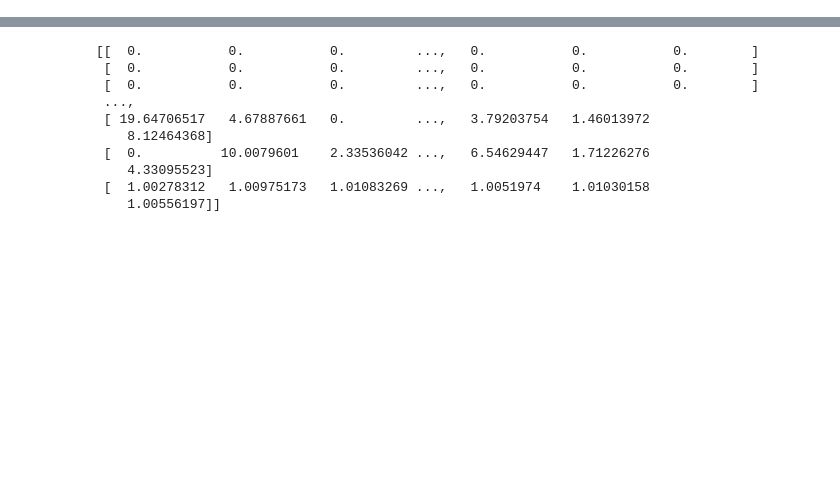
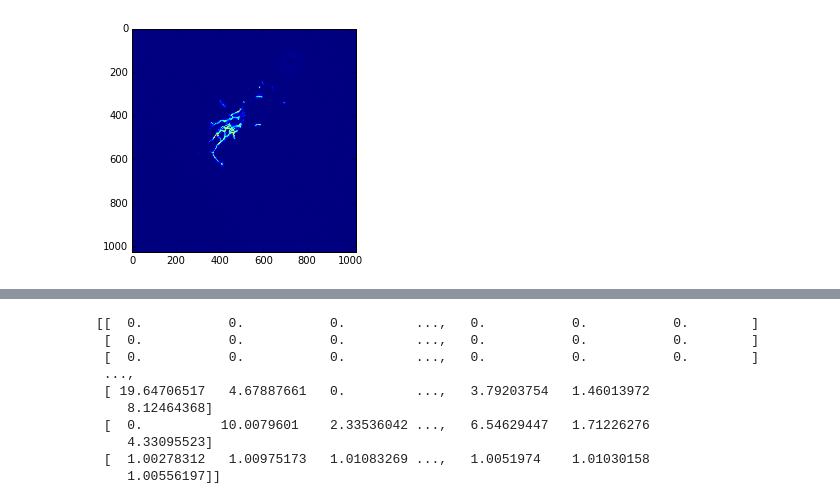
Before and after one commit to KasparP/PSI_simulations, a Jupyter notebook: Python/SolveF.ipynb, the cells around one changed output, grey strips where cells are left out. Cells and saved outputs as stored; diff of their text form; code cells hidden in the pictures; blank space fills up the shorter version.

Commit message:
Spark solver for F_init

```diff
--- a/Python/SolveF.ipynb
+++ b/Python/SolveF.ipynb
@@ -20,11 +26,26 @@ def solveFgivenS (Y, P0, S, motion = None):
         #ret = lsqlin.lsqnonneg(PS, Y, {'show_progress': False})
         #F[:, frame] = ret['x']
     return F
+# %%
+def solveFgivenS_vec (Y, P0, S, motion = None, frame = 0):
+    def P (frame):
+        return P0
+
+    #S is the concatenation [Sk Su]
+    PS = P(frame).dot(S).toarray()
+    x, resid = optimize.nnls(PS,Y.T)
+    F= x
+        #ret = lsqlin.lsqnonneg(PS, Y, {'show_progress': False})
+        #F[:, frame] = ret['x']
+    return F
 # %%
 fn = './Problem_nonoise_v1.mat'
 
 D = io.loadmat(fn, struct_as_record=False, squeeze_me=True)
-frames = sc.parallelize(D['obs'].data_in)
+Y = D['obs'].data_in
+
+Y = Y[:,0:10]
+frames = sc.parallelize(Y.T)
 
 obs = D['obs']
 opts = D['opts']
@@ -33,6 +54,8 @@ opts = D['opts']
 P0 = opts.P.T  # transpose
 S = D['S_init']
 
-frames.map(lambda f: solveFgivenS(f, P0, S))
-result = frames.collect()
+mapped = frames.map(lambda f: solveFgivenS_vec(f, P0, S))
+result = mapped.collect()
+result
+#frames.first().shape
 # %% [output]
@@ -39,0 +79,10 @@ NameError: name 'sc' is not defined
+# %%
+#reconstruct image
+
+IM = S.dot(result[0])
+IM = np.reshape(IM, (1024, 1024))
+
+plt.imshow(IM)
+plt.show()
+# %% [output]
+[figure, added]
```
Also changed, not shown: parts of 7 cells of this notebook, 1 other file.
